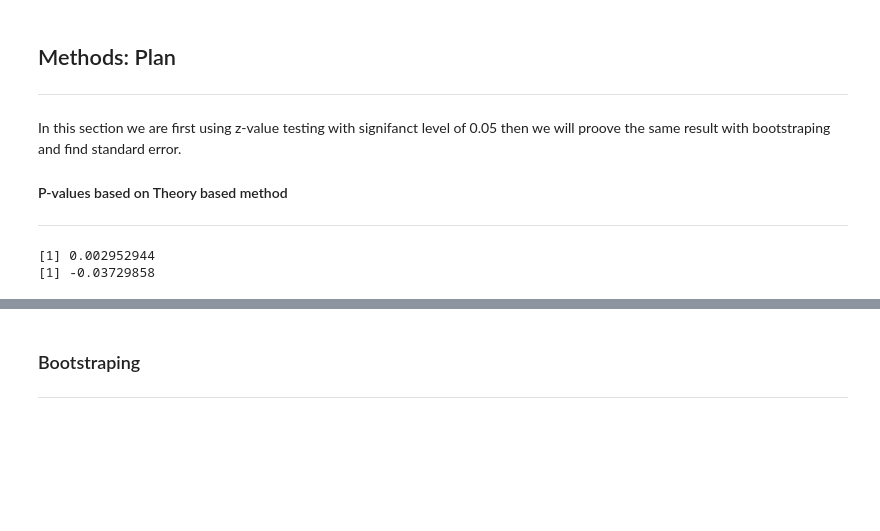
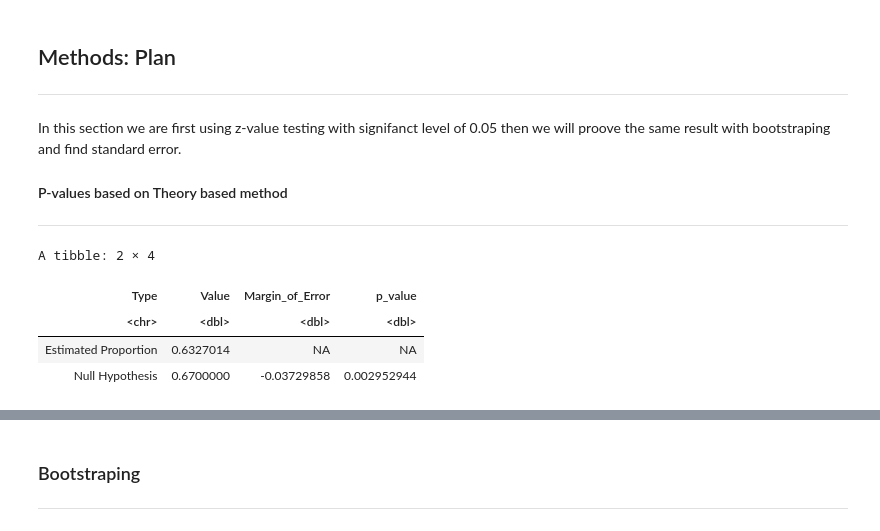
Before and after one commit to aradsab/Stat-201-Project, a Jupyter notebook: project.ipynb, the cells around one changed output, grey strips where cells are left out. Saved outputs shown, nothing was run; the diff lists cells and outputs as text; code cells hidden in the pictures; blank space fills up the shorter version.

```diff
--- a/project.ipynb
+++ b/project.ipynb
@@ -137,25 +177,37 @@ In this section we are first using z-value testing with signifanct level of 0.05
 
 ---
 # %%
+
+
 res_prop_east <- crime_res_summary$proportion[1]
 confidence_level <- 0.95
 
 # Calculate the standard error of the proportion
 se <- sqrt(res_prop_east * (1 - res_prop_east) / 1266)
 
 
 population_proportion_null <- 0.67  # Hypothesized population proportion under the null hypothesis
 
 
 # Calculate z value
 z_value <- (res_prop_east - population_proportion_null) / se
 
 # Calculate the margin of error
 margin_of_error_res <- z_value * se
 
 p_value <- pnorm(z_value)
-print(p_value)
-print(margin_of_error_res)
+
+visualization_data <- tibble(
+  Type = c("Estimated Proportion", "Null Hypothesis"),
+  Value = c(res_prop_east, population_proportion_null),
+  Margin_of_Error = c(NA, margin_of_error_res),
+  p_value = c(NA, p_value)
+)
+
+visualization_data
 # %% [output]
-[1] 0.002952944
-[1] -0.03729858
+A tibble: 2 × 4
+| Type | Value | Margin_of_Error | p_value |
+| <chr> | <dbl> | <dbl> | <dbl> |
+| Estimated Proportion | 0.6327014 | NA | NA |
+| Null Hypothesis | 0.6700000 | -0.03729858 | 0.002952944 |
```
Also changed, not shown: parts of 17 cells of this notebook.
